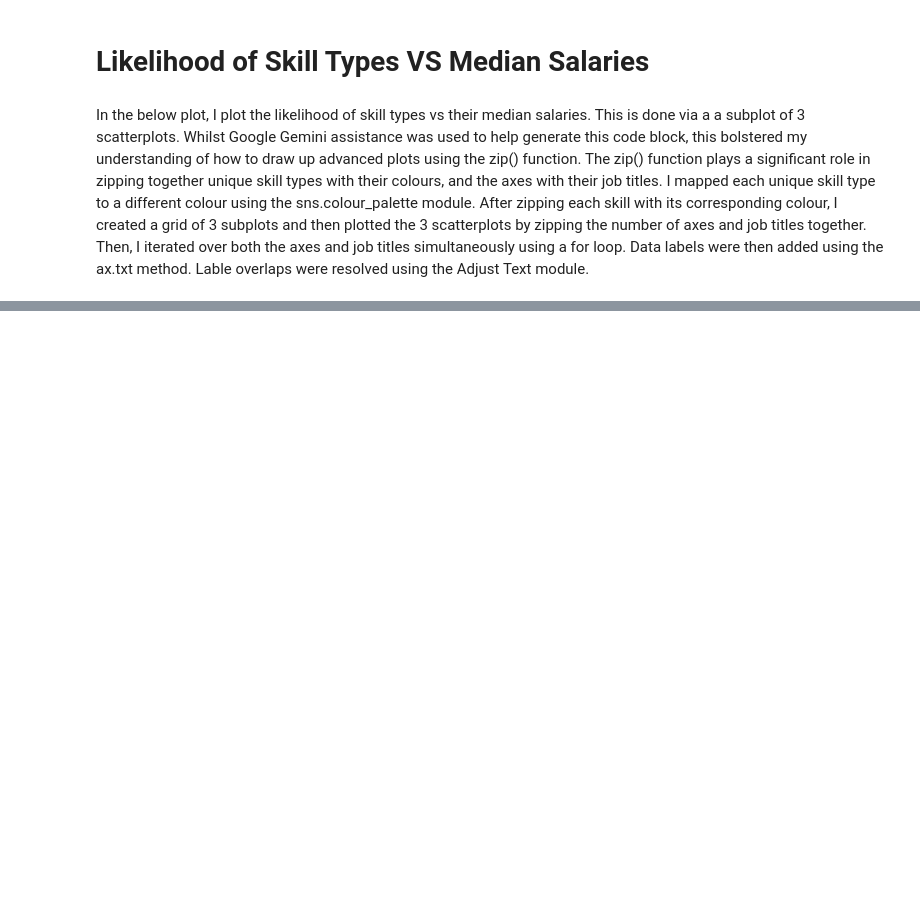
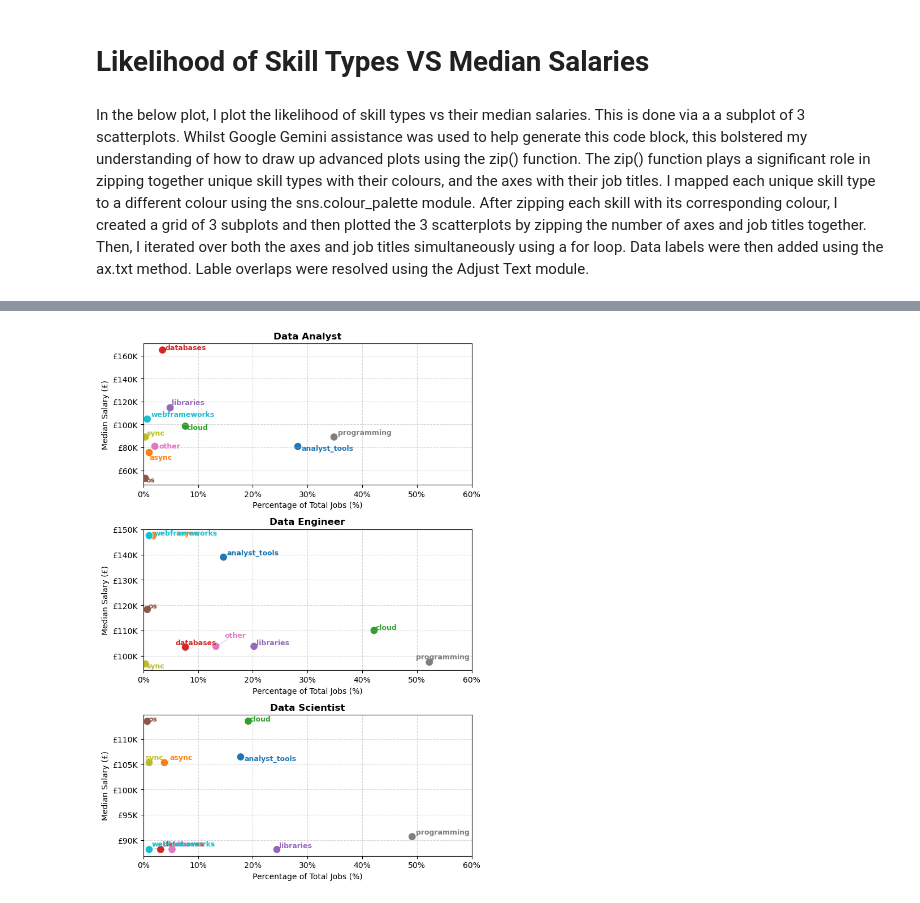
Before and after one commit to Mizan95/Project_Data_Analysis, a Jupyter notebook: Addendum_Most_Valuable_Skill_Types.ipynb, the cells around one changed output, grey strips where cells are left out. Drawn from its saved outputs; the diff is of its cells as text; code cells hidden in the pictures; blank space fills up the shorter version.

```diff
--- a/Addendum_Most_Valuable_Skill_Types.ipynb
+++ b/Addendum_Most_Valuable_Skill_Types.ipynb
@@ -483,0 +450,73 @@ plt.tight_layout()
+# %%
+# 1. MAP COLOURS AND SELECT DATA
+# Get a list of all unique skill categories from the DataFrame
+unique_skills = df_UK_group["skill_type"].unique()
+
+# Create a distinct colour palette (using 'tab10' which is colour palette created by the company Tableu) with enough colours for each unique skill (they equal to 10)
+colors = sns.color_palette("tab10", len(unique_skills))
+
+# Pair each unique skill with a colour and store it in a lookup dictionary
+# zip() 'zips' the skill and colour together into a key value pair via dict()
+skill_color_map = dict(zip(unique_skills, colors))
+
+# Get all unique job titles from the data (since there are exactly 3 in the table)
+job_titles = df_UK_group["job_title_short"].unique()
+
+
+# 2. CREATE THE GRAPH GRID
+fig, axes = plt.subplots(len(job_titles), 1, figsize=(7, 10))
+
+
+# 3. GENERATE THE PLOTS
+# Simultaneously loop through the 3 blank plot windows and the 3 job titles with zip()
+for ax, title in zip(axes, job_titles):
+
+    # Filter the main DataFrame to get data only relevant to the current job title
+    sub_df = df_UK_group[df_UK_group["job_title_short"] == title]
+
+    # Plot scatter plot using Seaborn
+    sns.scatterplot(
+        data=sub_df,
+        x="percentage",
+        y="median_salary",
+        hue="skill_type",
+        palette=skill_color_map,  # Uses your custom Tableau dictionary lookup
+        s=100,                    # Keeps your explicit size of 100
+        ax=ax,                    # Directs Seaborn to draw inside the current subplot window
+        legend=False              # Hides the default legend to avoid cluttering each panel
+    )
+
+    # Add datalabels for each point on the scatterplot.
+    # Create an empty list to keep track of text labels added to a specific subplot, this is essential for adjustText module to work
+    texts = []
+
+    # Loop through each row of sub_df
+    for _, row in sub_df.iterrows():
+        point_color = skill_color_map[row["skill_type"]]
+        txt = ax.text(row["percentage"],
+                      row["median_salary"],
+                      row["skill_type"],
+                      color=point_color,
+                      fontsize=9,
+                      weight="bold")
+        texts.append(txt)
+
+    # Apply standard labels, a title, and a background grid to the current subplot
+    ax.set_title(title, fontsize=12, weight="bold")
+    ax.set_xlabel("Percentage of Total Jobs (%)")
+    ax.set_ylabel("Median Salary (£)")
+    ax.set_xlim(0, 60)
+    ax.grid(True, linestyle="--", alpha=0.5)
+
+    # Format the x axis ticks with % sign
+    ax.xaxis.set_major_formatter(PercentFormatter(xmax=100, decimals=0))
+
+    # Format y axis ticks using custom pounds_k function
+    ax.yaxis.set_major_formatter(FuncFormatter(pounds_k))
+
+    # 4. RESOLVE LABEL OVERLAPS
+    adjust_text(texts, ax=ax, arrowprops=dict(arrowstyle="-", color="gray", lw=0.5, alpha=0.6))
+
+plt.tight_layout();
+# %% [output]
+[figure, added]
```
Also changed, not shown: parts of 5 cells of this notebook, 4 other files.
